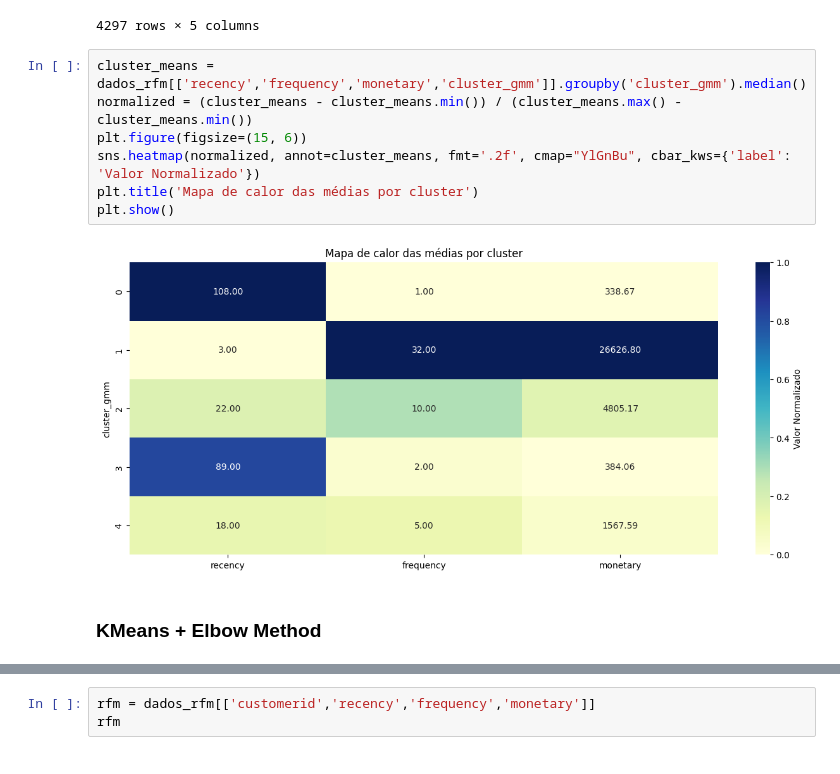
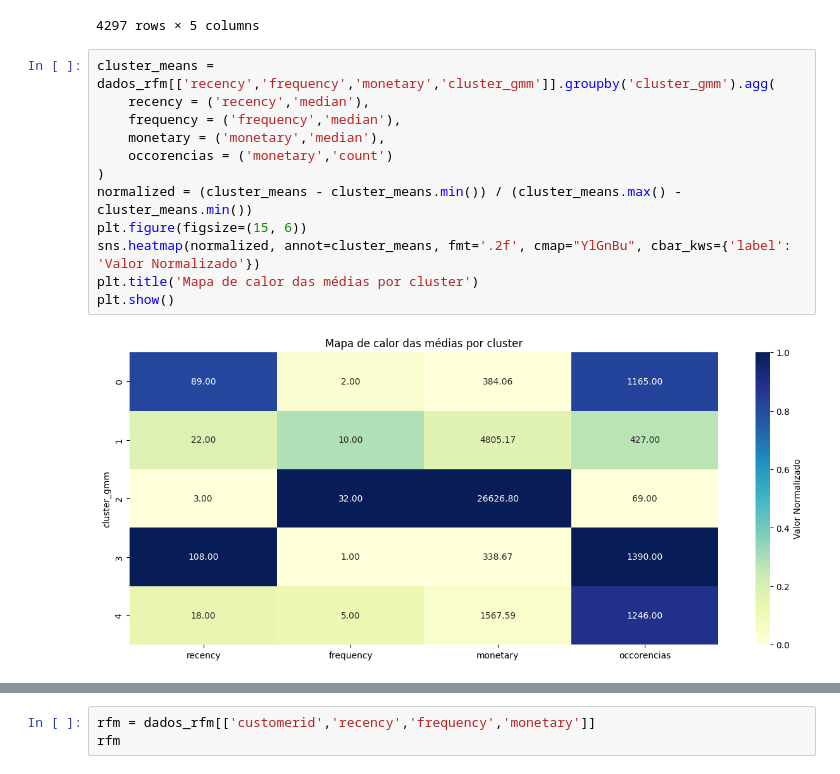
Before and after one commit to leandroneckel/aulas_data_science, a Jupyter notebook: Notebooks/Unidade 5/regras_associacao.ipynb, the cells around one changed output, grey strips where cells are left out. Saved outputs shown, nothing was run; the diff lists cells and outputs as text.

```diff
--- a/Notebooks/Unidade 5/regras_associacao.ipynb
+++ b/Notebooks/Unidade 5/regras_associacao.ipynb
@@ -489,13 +541,16 @@ dados_rfm
 | 4296 | 18287.0 | 42 | 3 | 1837.28 | 4 |
 4297 rows × 5 columns
 # %%
-cluster_means = dados_rfm[['recency','frequency','monetary','cluster_gmm']].groupby('cluster_gmm').median()
+cluster_means = dados_rfm[['recency','frequency','monetary','cluster_gmm']].groupby('cluster_gmm').agg(
+    recency = ('recency','median'),
+    frequency = ('frequency','median'),
+    monetary = ('monetary','median'),
+    occorencias = ('monetary','count')
+)
 normalized = (cluster_means - cluster_means.min()) / (cluster_means.max() - cluster_means.min())
 plt.figure(figsize=(15, 6))
 sns.heatmap(normalized, annot=cluster_means, fmt='.2f', cmap="YlGnBu", cbar_kws={'label': 'Valor Normalizado'})
 plt.title('Mapa de calor das médias por cluster')
 plt.show()
 # %% [output]
-[figure, old version]
+[figure, new version]
-# %% [markdown]
-### KMeans + Elbow Method
```
Also changed, not shown: parts of 27 cells of this notebook, 3 other files.
